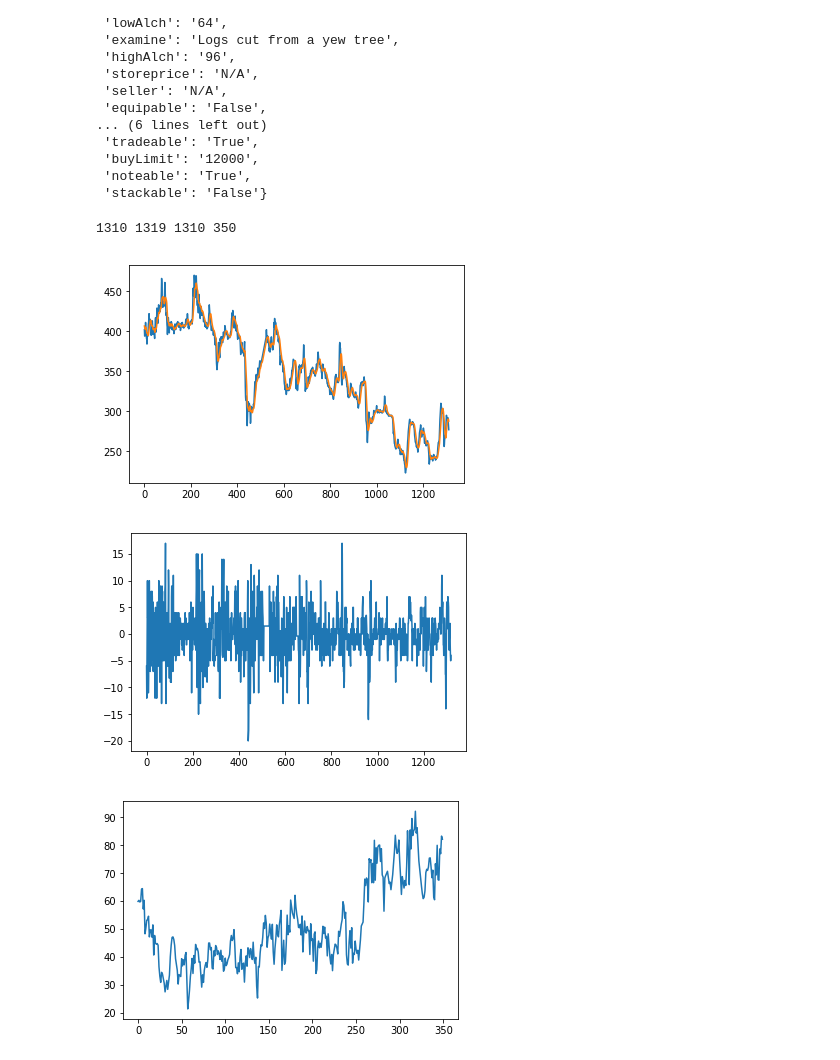
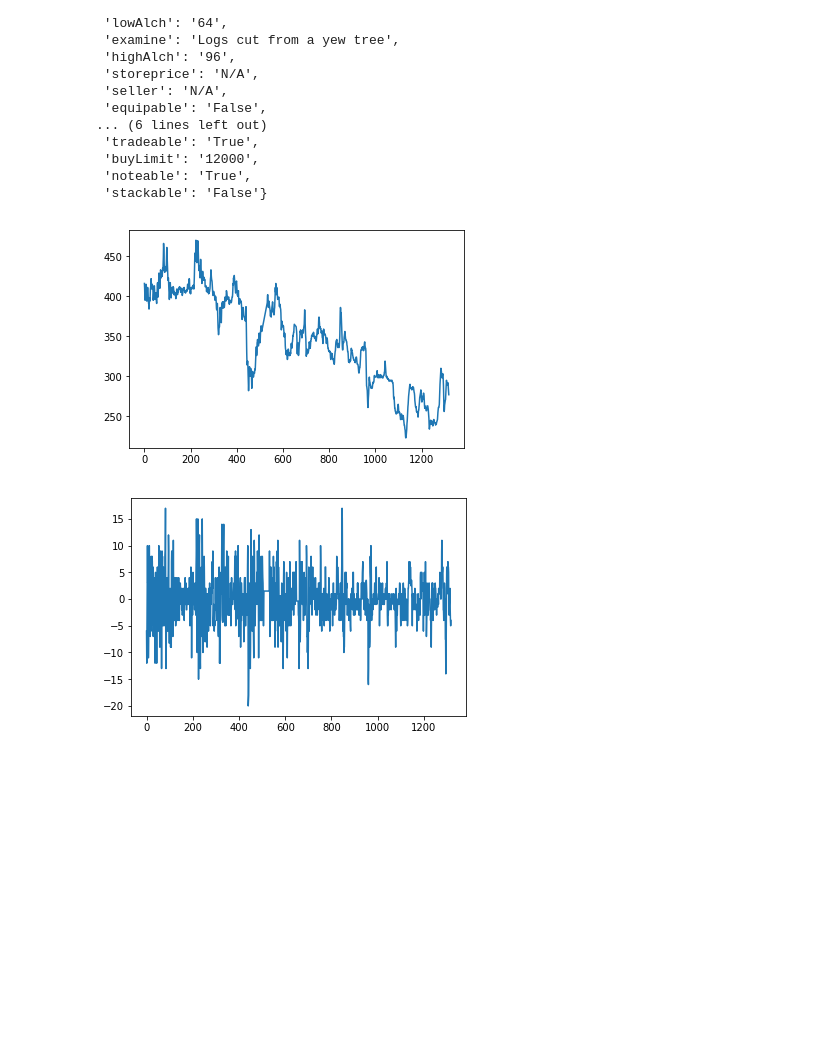
Before and after one commit to rmmartin02/OSRS_Research, a Jupyter notebook: ML/OSRS/Regression.ipynb, the cells around one changed output. Saved outputs shown, nothing was run; the diff lists cells and outputs as text; code cells hidden in the pictures; blank space fills up the shorter version.

```diff
--- a/ML/OSRS/Regression.ipynb
+++ b/ML/OSRS/Regression.ipynb
@@ -43,25 +42,15 @@ items.getInfo(item)
  'noteable': 'True',
  'stackable': 'False'}
 # %%
-ma = 30
-prices = items.getPrices(item)
+prices = items.getItemPrices(item)
 changes = items.getPriceChanges(item)
-movAvg = items.movingAverage(item,ma)
-quant = items.getQuants(item)
-print(len(movAvg),len(prices),len(movAvg),len(quant))
-plt.plot(prices[ma-1:])
-plt.plot(movAvg)
-plt.plot()
+plt.plot(prices)
 plt.show()
 plt.plot(changes)
 plt.show()
-plt.plot(quant)
-plt.show()
 # %% [output]
-1310 1319 1310 350
-[figure, old version]
+[figure, new version]
 [figure]
-[figure, removed]
 # %%
 def minMax(data):
     d = []
```
Also changed, not shown: parts of 22 cells of this notebook, 3 other files.
